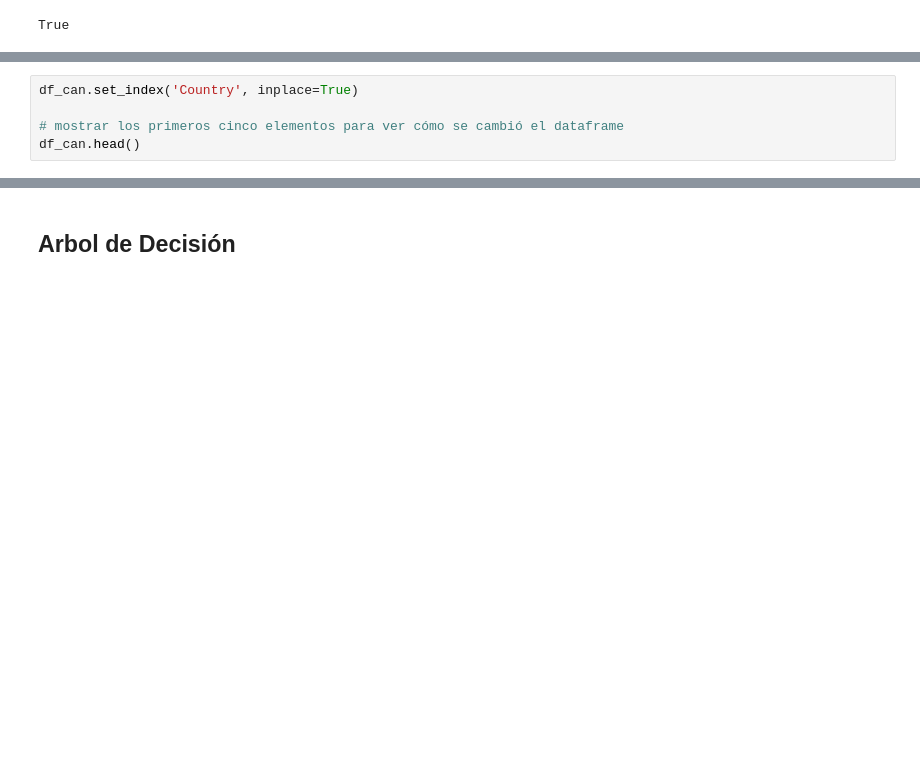
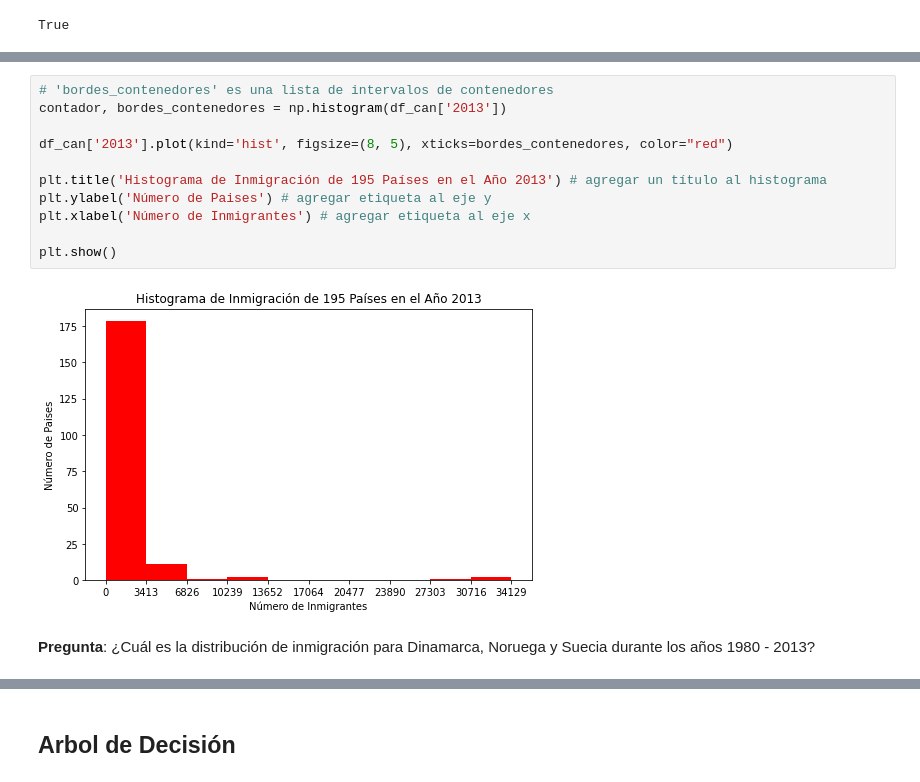
Before and after one commit to josealejandro2017/ProyectoHouse, a Jupyter notebook: SegundaEntrega_Sanabria.ipynb, the cells around one changed output, grey strips where cells are left out. Drawn from its saved outputs; the diff is of its cells as text; blank space fills up the shorter version.

Commit message:
ultima version para la entrega

```diff
--- a/SegundaEntrega_Sanabria.ipynb
+++ b/SegundaEntrega_Sanabria.ipynb
@@ -208,5 +205,0 @@ True
-# %%
-df_can.set_index('Country', inplace=True)
-
-# mostrar los primeros cinco elementos para ver cómo se cambió el dataframe
-df_can.head()
@@ -237,0 +389,15 @@ Dimensión de los datos: (195, 40)
+# %%
+# 'bordes_contenedores' es una lista de intervalos de contenedores
+contador, bordes_contenedores = np.histogram(df_can['2013'])
+
+df_can['2013'].plot(kind='hist', figsize=(8, 5), xticks=bordes_contenedores, color="red")
+
+plt.title('Histograma de Inmigración de 195 Países en el Año 2013') # agregar un título al histograma
+plt.ylabel('Número de Paises') # agregar etiqueta al eje y
+plt.xlabel('Número de Inmigrantes') # agregar etiqueta al eje x
+
+plt.show()
+# %% [output]
+[figure, added]
+# %% [markdown]
+**Pregunta**: ¿Cuál es la distribución de inmigración para Dinamarca, Noruega y Suecia durante los años 1980 - 2013?
```
Also changed, not shown: parts of 105 cells of this notebook.
